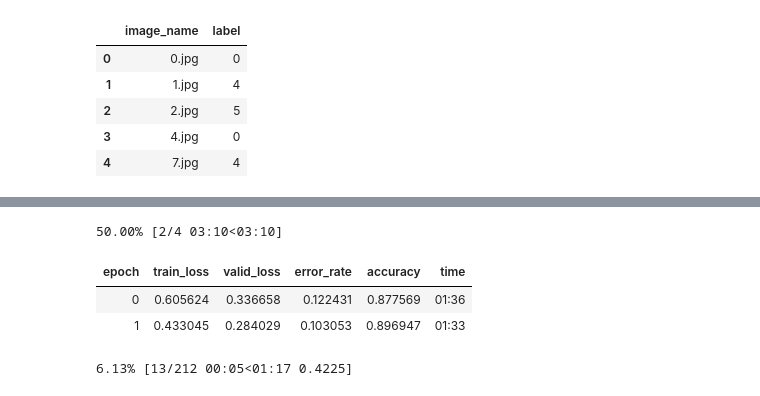
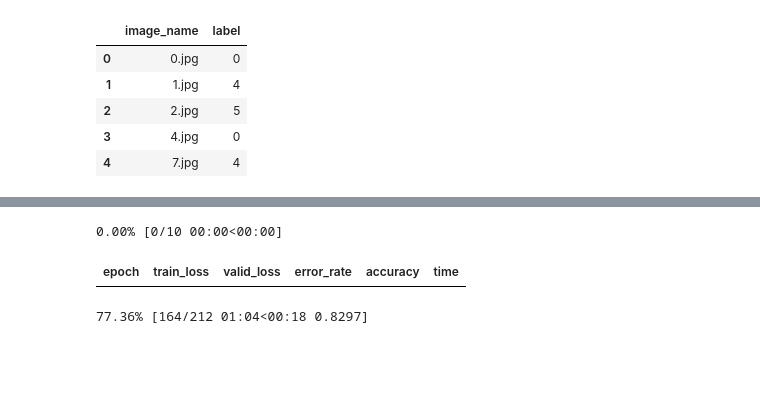
Before and after one commit to Anirudhsekar96/AVIntelSceneClassification, a Jupyter notebook: code/Trial.ipynb, the cells around one changed output, grey strips where cells are left out. Saved outputs shown, nothing was run; the diff lists cells and outputs as text; code cells hidden in the pictures; blank space fills up the shorter version.

```diff
--- a/code/Trial.ipynb
+++ b/code/Trial.ipynb
@@ -59,8 +57,6 @@ Downloading: "https://download.pytorch.org/models/resnet34-333f7ec4.pth" to /hom
 # %%
-learn.fit_one_cycle(4)
+learn.fit_one_cycle(10)
 # %% [output]
-50.00% [2/4 03:10<03:10]
+0.00% [0/10 00:00<00:00]
 | epoch | train_loss | valid_loss | error_rate | accuracy | time |
-| 0 | 0.605624 | 0.336658 | 0.122431 | 0.877569 | 01:36 |
-| 1 | 0.433045 | 0.284029 | 0.103053 | 0.896947 | 01:33 |
-6.13% [13/212 00:05<01:17 0.4225]
+77.36% [164/212 01:04<00:18 0.8297]
```
Also changed, not shown: parts of 3 cells of this notebook, 1 other file.
